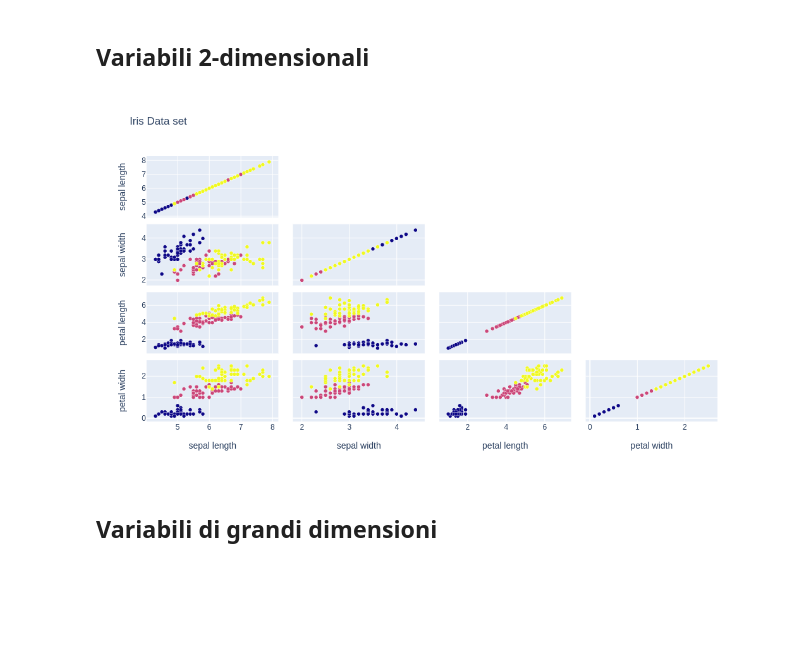
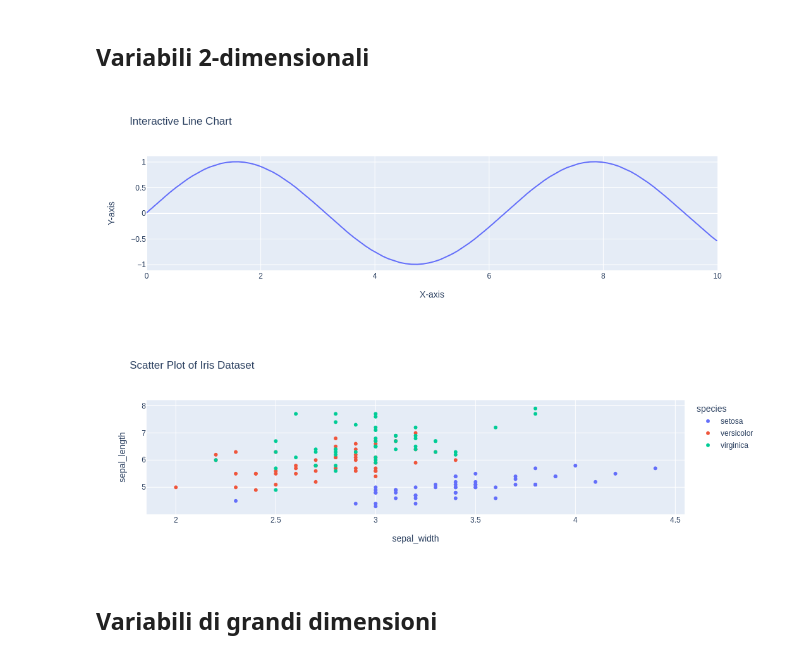
Before and after one commit to Basics2022/bbooks-programming-hs, a Jupyter notebook: _sources/ch/statistics/descriptive.ipynb, the cells around one changed output. Cells and saved outputs as stored; diff of their text form; code cells hidden in the pictures; blank space fills up the shorter version.

```diff
--- a/_sources/ch/statistics/descriptive.ipynb
+++ b/_sources/ch/statistics/descriptive.ipynb
@@ -34,24 +34,26 @@ Attualmente, sono disponibili i mezzi informatici e un gran numero di librerie p
 ## Variabili 2-dimensionali
 # %%
 import plotly.graph_objects as go
+from plotly.io import show
 import numpy as np
 
 # Line chart
 x = np.linspace(0, 10, 100)
 y = np.sin(x)
 
 fig = go.Figure()
 fig.add_trace(go.Scatter(x=x, y=y, mode='lines', name='Sine Wave'))
 fig.update_layout(title="Interactive Line Chart", xaxis_title="X-axis", yaxis_title="Y-axis")
-fig.show()
+show(fig)
 
 # Scatter plot with Plotly Express
 import plotly.express as px
 
 df = px.data.iris()  # Iris dataset
 fig2 = px.scatter(df, x="sepal_width", y="sepal_length", color="species", title="Scatter Plot of Iris Dataset")
-fig2.show()
+show(fig2)
 # %% [output]
-[figure, old version]
+[figure, new version]
+[figure, added]
 # %% [markdown]
 ## Variabili di grandi dimensioni
```
Also changed, not shown: 2 other files.
